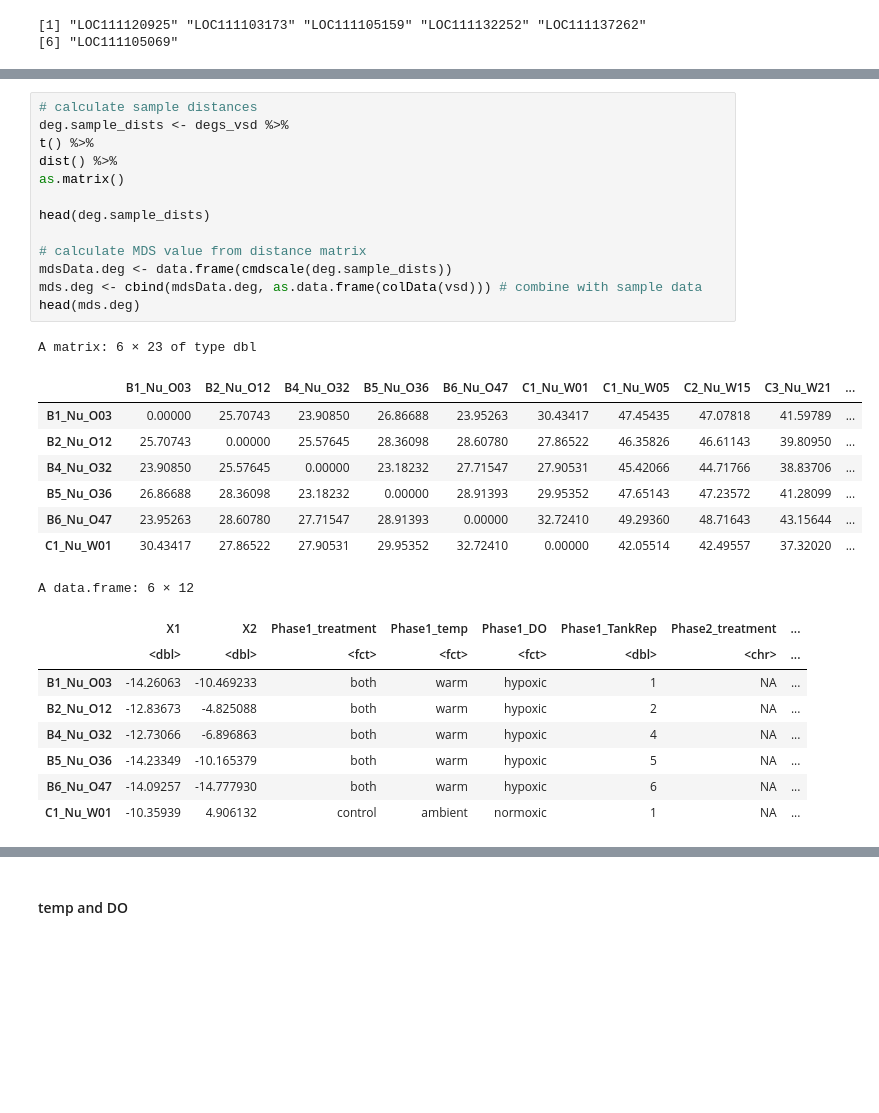
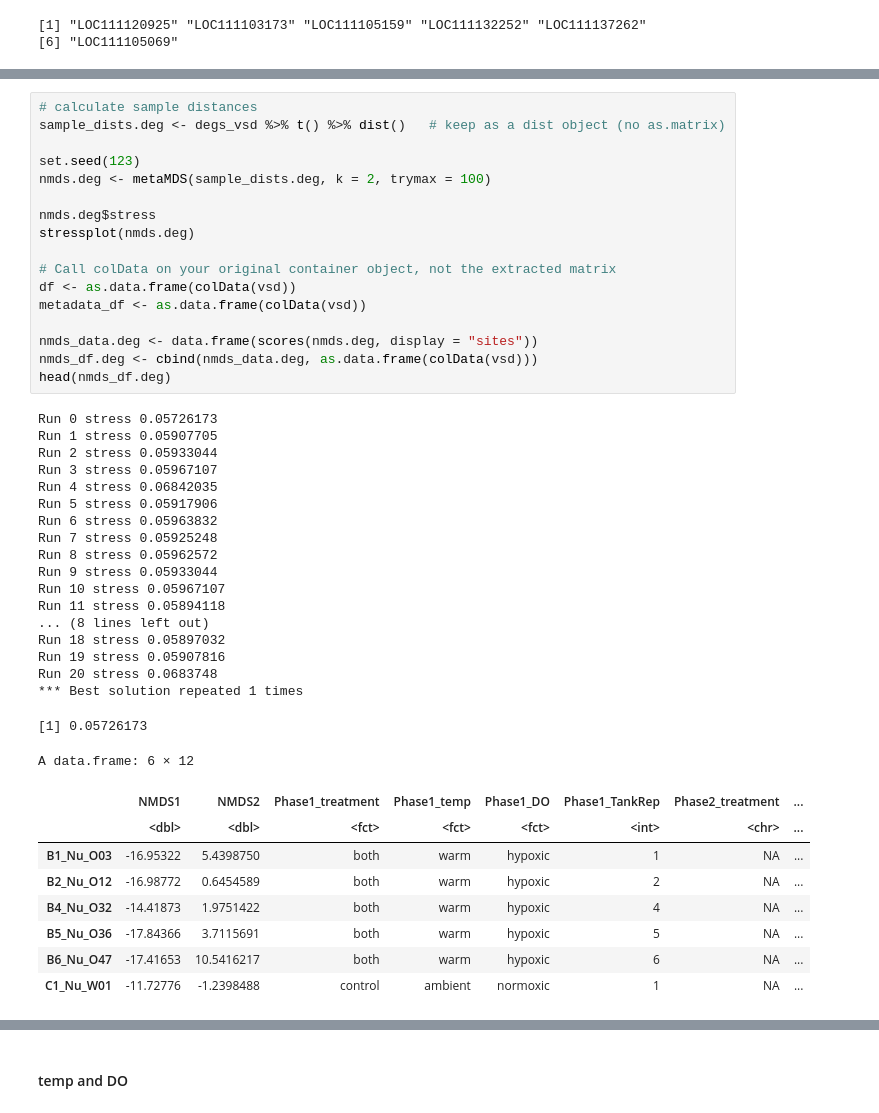
Before and after one commit to jgmcdonough/CE24_RNA-seq, a Jupyter notebook: analysis/diff_expression/phase1_v_phase1/filter_deseq_p1.v.p1.ipynb, the cells around one changed output, grey strips where cells are left out. Saved outputs shown, nothing was run; the diff lists cells and outputs as text; blank space fills up the shorter version.

```diff
--- a/analysis/diff_expression/phase1_v_phase1/filter_deseq_p1.v.p1.ipynb
+++ b/analysis/diff_expression/phase1_v_phase1/filter_deseq_p1.v.p1.ipynb
@@ -1179,31 +1179,45 @@ A matrix: 6 × 23 of type dbl
 # %%
 # calculate sample distances
-deg.sample_dists <- degs_vsd %>%
-t() %>%
-dist() %>%
-as.matrix()
+sample_dists.deg <- degs_vsd %>% t() %>% dist()   # keep as a dist object (no as.matrix)
 
-head(deg.sample_dists)
+set.seed(123)
+nmds.deg <- metaMDS(sample_dists.deg, k = 2, trymax = 100)
 
-# calculate MDS value from distance matrix
-mdsData.deg <- data.frame(cmdscale(deg.sample_dists))
-mds.deg <- cbind(mdsData.deg, as.data.frame(colData(vsd))) # combine with sample data
-head(mds.deg)
+nmds.deg$stress
+stressplot(nmds.deg)
+
+# Call colData on your original container object, not the extracted matrix
+df <- as.data.frame(colData(vsd))
+metadata_df <- as.data.frame(colData(vsd))
+
+nmds_data.deg <- data.frame(scores(nmds.deg, display = "sites"))
+nmds_df.deg <- cbind(nmds_data.deg, as.data.frame(colData(vsd)))
+head(nmds_df.deg)
 # %% [output]
-A matrix: 6 × 23 of type dbl
+Run 0 stress 0.05726173
+Run 1 stress 0.05907705
+Run 2 stress 0.05933044
+Run 3 stress 0.05967107
+Run 4 stress 0.06842035
+Run 5 stress 0.05917906
+Run 6 stress 0.05963832
+Run 7 stress 0.05925248
+Run 8 stress 0.05962572
+Run 9 stress 0.05933044
+Run 10 stress 0.05967107
+Run 11 stress 0.05894118
+... (8 lines left out)
+Run 18 stress 0.05897032
+Run 19 stress 0.05907816
+Run 20 stress 0.0683748
+*** Best solution repeated 1 times
+[1] 0.05726173
+A data.frame: 6 × 12
-|  | B1_Nu_O03 | B2_Nu_O12 | B4_Nu_O32 | B5_Nu_O36 | B6_Nu_O47 | C1_Nu_W01 | C1_Nu_W05 | C2_Nu_W15 | C3_Nu_W21 | ... |
-| B1_Nu_O03 | 0.00000 | 25.70743 | 23.90850 | 26.86688 | 23.95263 | 30.43417 | 47.45435 | 47.07818 | 41.59789 | ... |
-| B2_Nu_O12 | 25.70743 | 0.00000 | 25.57645 | 28.36098 | 28.60780 | 27.86522 | 46.35826 | 46.61143 | 39.80950 | ... |
-| B4_Nu_O32 | 23.90850 | 25.57645 | 0.00000 | 23.18232 | 27.71547 | 27.90531 | 45.42066 | 44.71766 | 38.83706 | ... |
-| B5_Nu_O36 | 26.86688 | 28.36098 | 23.18232 | 0.00000 | 28.91393 | 29.95352 | 47.65143 | 47.23572 | 41.28099 | ... |
-| B6_Nu_O47 | 23.95263 | 28.60780 | 27.71547 | 28.91393 | 0.00000 | 32.72410 | 49.29360 | 48.71643 | 43.15644 | ... |
-| C1_Nu_W01 | 30.43417 | 27.86522 | 27.90531 | 29.95352 | 32.72410 | 0.00000 | 42.05514 | 42.49557 | 37.32020 | ... |
+|  | NMDS1 | NMDS2 | Phase1_treatment | Phase1_temp | Phase1_DO | Phase1_TankRep | Phase2_treatment | ... |
+|  | <dbl> | <dbl> | <fct> | <fct> | <fct> | <int> | <chr> | ... |
+| B1_Nu_O03 | -16.95322 | 5.4398750 | both | warm | hypoxic | 1 | NA | ... |
+| B2_Nu_O12 | -16.98772 | 0.6454589 | both | warm | hypoxic | 2 | NA | ... |
+| B4_Nu_O32 | -14.41873 | 1.9751422 | both | warm | hypoxic | 4 | NA | ... |
+| B5_Nu_O36 | -17.84366 | 3.7115691 | both | warm | hypoxic | 5 | NA | ... |
+| B6_Nu_O47 | -17.41653 | 10.5416217 | both | warm | hypoxic | 6 | NA | ... |
+| C1_Nu_W01 | -11.72776 | -1.2398488 | control | ambient | normoxic | 1 | NA | ... |
-A data.frame: 6 × 12
-|  | X1 | X2 | Phase1_treatment | Phase1_temp | Phase1_DO | Phase1_TankRep | Phase2_treatment | ... |
-|  | <dbl> | <dbl> | <fct> | <fct> | <fct> | <dbl> | <chr> | ... |
-| B1_Nu_O03 | -14.26063 | -10.469233 | both | warm | hypoxic | 1 | NA | ... |
-| B2_Nu_O12 | -12.83673 | -4.825088 | both | warm | hypoxic | 2 | NA | ... |
-| B4_Nu_O32 | -12.73066 | -6.896863 | both | warm | hypoxic | 4 | NA | ... |
-| B5_Nu_O36 | -14.23349 | -10.165379 | both | warm | hypoxic | 5 | NA | ... |
-| B6_Nu_O47 | -14.09257 | -14.777930 | both | warm | hypoxic | 6 | NA | ... |
-| C1_Nu_W01 | -10.35939 | 4.906132 | control | ambient | normoxic | 1 | NA | ... |
```
Also changed, not shown: parts of 19 cells of this notebook.
